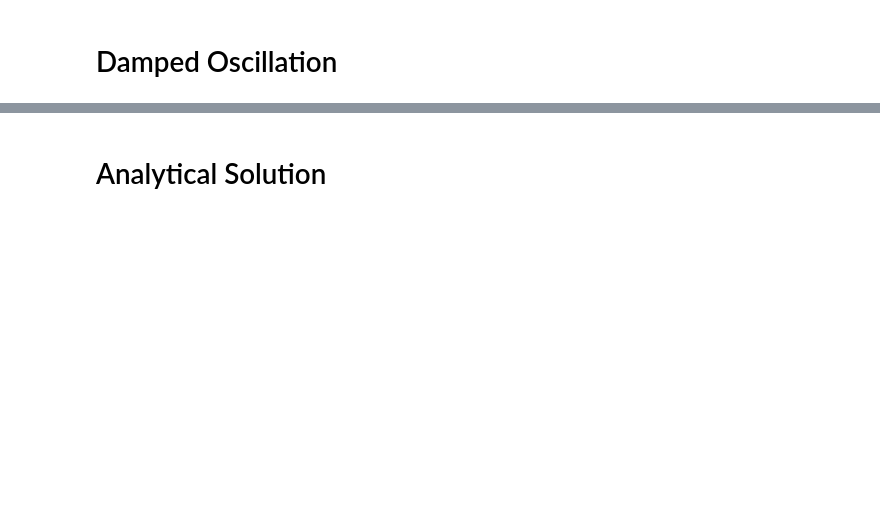
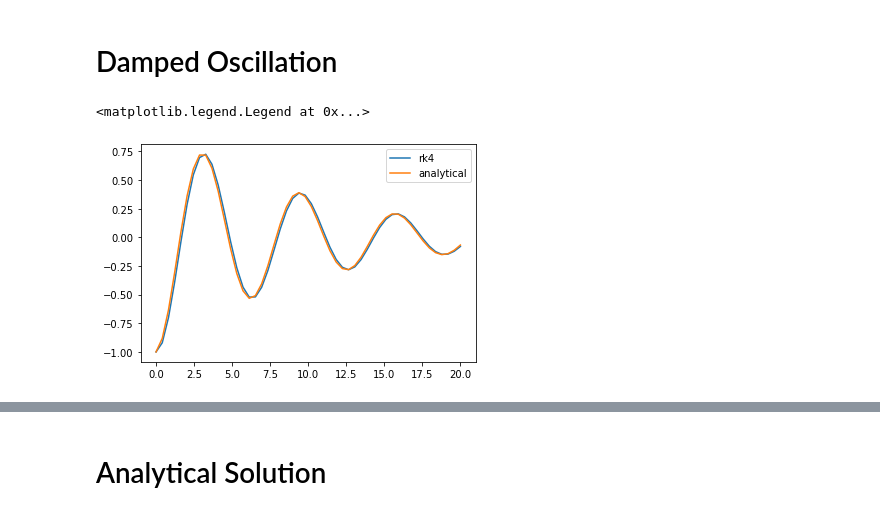
Before and after one commit to Jim137/ComputationalPhysicsLab, a Jupyter notebook: Lab1/2_damped_oscillation.ipynb, the cells around one changed output, grey strips where cells are left out. Drawn from its saved outputs; the diff is of its cells as text; code cells hidden in the pictures; blank space fills up the shorter version.

```diff
--- a/Lab1/2_damped_oscillation.ipynb
+++ b/Lab1/2_damped_oscillation.ipynb
@@ -34,0 +7,34 @@ def oscillator(t,y,K,M,L):
+# %%
+def damped_oscillator(t, y, w_0, r):
+    """
+    The derivate function for a damped oscillator
+
+    :param t: the time
+    :param y: the initial condition y
+    :param w_0: the natural frequency
+    :param C: the damping coefficient
+    """
+
+    yderive = np.zeros(len(y))
+    yderive[0] = y[1]
+    yderive[1] = -w_0**2*y[0] - 2*r*y[1]
+
+    return yderive
+# %%
+# Solve your IVP here
+y0 = np.array([-1, 0])
+w_0 = 1
+t_span = (0, 20)
+t_eval = np.linspace(0, 20, 50)
+
+sol = solver.solve_ivp(damped_oscillator, t_span,
+                        y0, "RK4", t_eval, (w_0, 0.1))
+# %%
+plt.plot(t_eval, sol[0], label="rk4")
+
+w = np.sqrt(1 - 0.1**2)
+plt.plot(t_eval, np.exp(-0.1*t_eval)*np.sin(w*t_eval-np.pi/2), label="analytical")
+plt.legend()
+# %% [output]
+<matplotlib.legend.Legend at 0x...>
+[figure, added]
```
Also changed, not shown: parts of 4 cells of this notebook, 1 other file.
